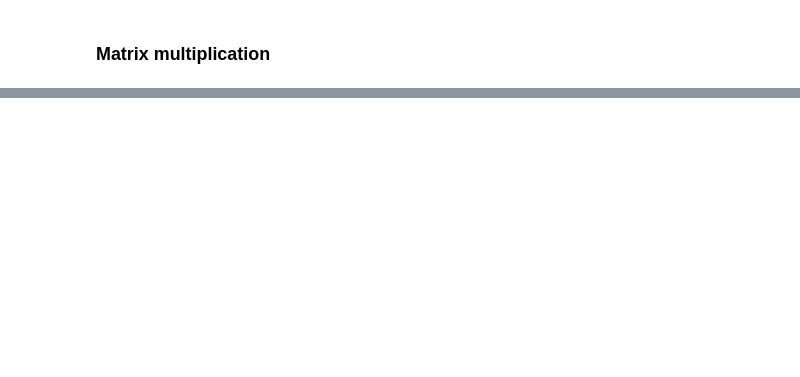
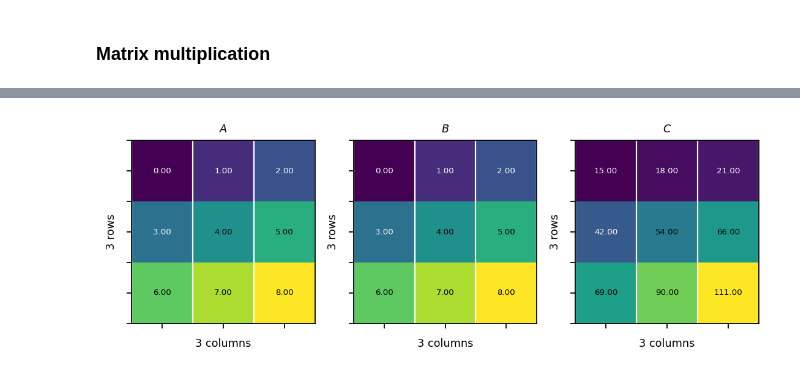
Before and after one commit to FlowModelingControl/flowtorch, a Jupyter notebook: docs/source/notebooks/linear_algebra_basics.ipynb, the cells around one changed output, grey strips where cells are left out. Drawn from its saved outputs; the diff is of its cells as text; code cells hidden in the pictures; blank space fills up the shorter version.

```diff
--- a/docs/source/notebooks/linear_algebra_basics.ipynb
+++ b/docs/source/notebooks/linear_algebra_basics.ipynb
@@ -617,0 +342,17 @@ A,O
+# %%
+A = pt.tensor(
+    [[0, 1, 2],
+     [3, 4, 5],
+     [6, 7, 8]]
+)
+B = pt.tensor(
+    [[0, 1, 2],
+     [3, 4, 5],
+     [6, 7, 8]]
+)
+C = pt.mm(A, B)
+
+assert pt.equal(C, pt.tensor([[15, 18, 21],[42, 54, 66],[69, 90, 111]]))
+vis.plot_matrices_as_heatmap([A, B, C], [r"$A$", r"$B$", r"$C$"])
+# %% [output]
+[figure, added]
```
Also changed, not shown: parts of 71 cells of this notebook, 2 other files.
